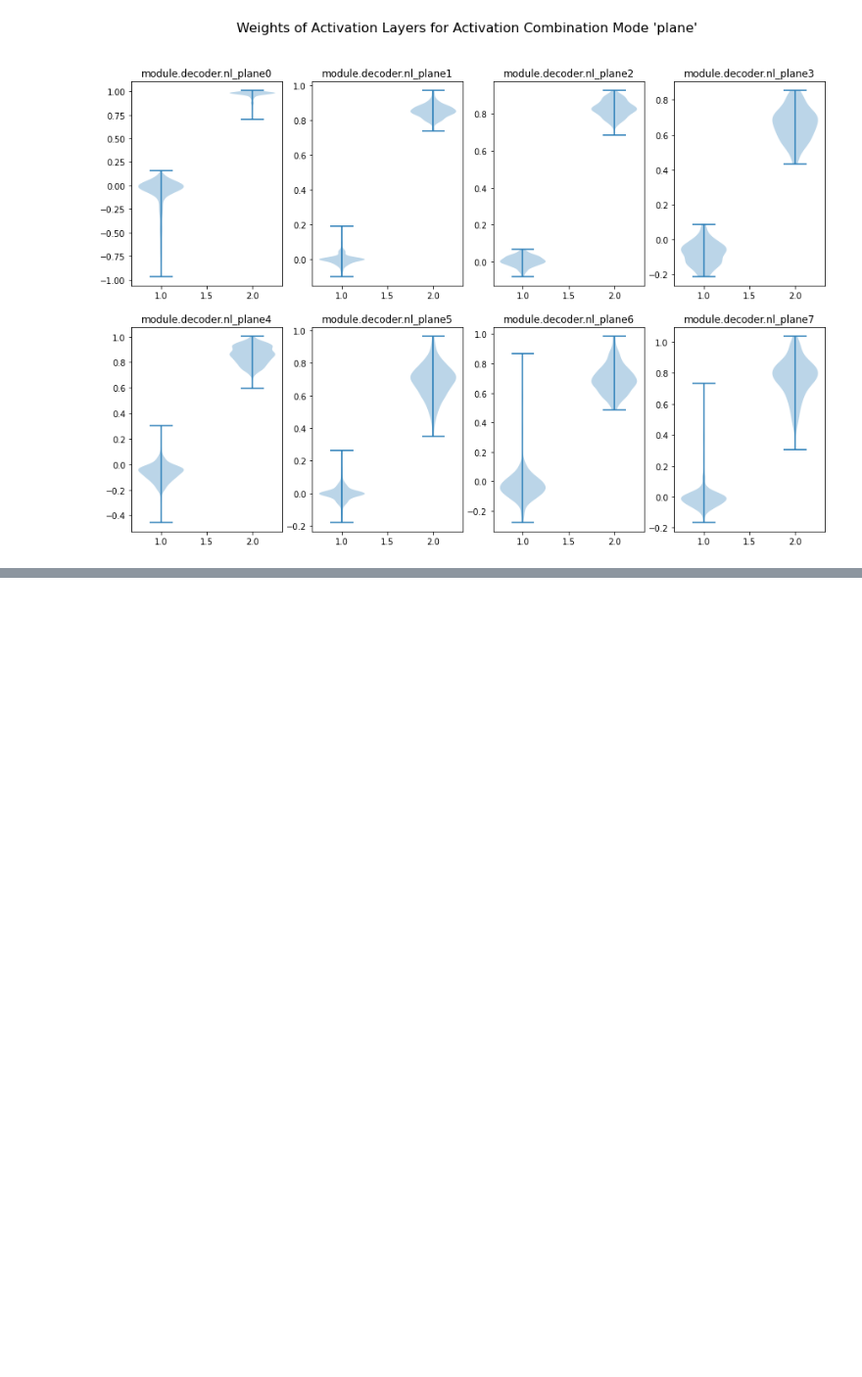
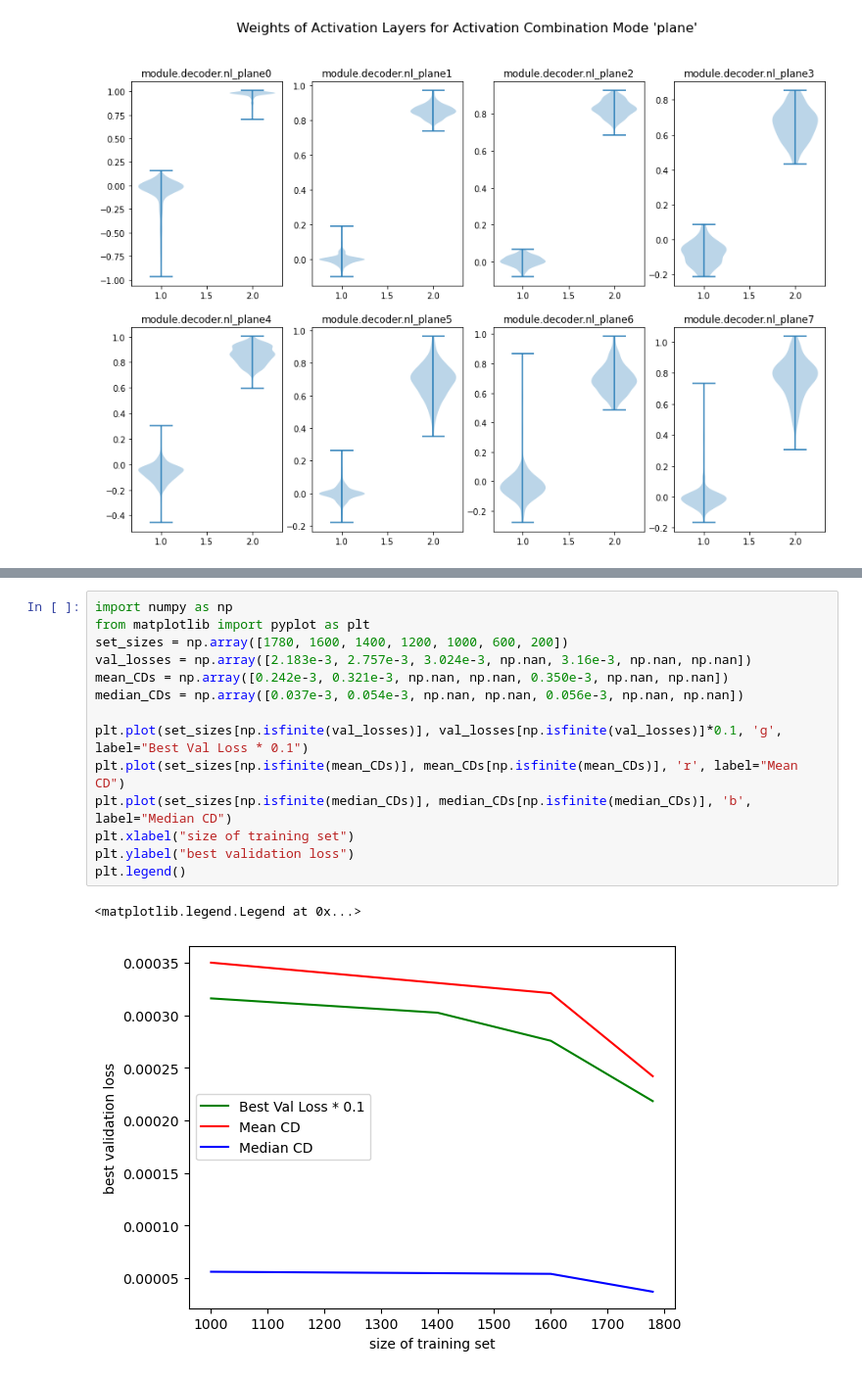
Before and after one commit to philippwulff/Deep3DComp, a Jupyter notebook: test.ipynb, the cells around one changed output, grey strips where cells are left out. Shown at 98% size. Cells and saved outputs as stored; diff of their text form; blank space fills up the shorter version.

```diff
--- a/test.ipynb
+++ b/test.ipynb
@@ -444,0 +449,17 @@ python reconstruct.py -e ../../shared/deepsdfcomp/searches/double_nonlinearity/l
+# %%
+import numpy as np
+from matplotlib import pyplot as plt
+set_sizes = np.array([1780, 1600, 1400, 1200, 1000, 600, 200])
+val_losses = np.array([2.183e-3, 2.757e-3, 3.024e-3, np.nan, 3.16e-3, np.nan, np.nan])
+mean_CDs = np.array([0.242e-3, 0.321e-3, np.nan, np.nan, 0.350e-3, np.nan, np.nan])
+median_CDs = np.array([0.037e-3, 0.054e-3, np.nan, np.nan, 0.056e-3, np.nan, np.nan])
+
+plt.plot(set_sizes[np.isfinite(val_losses)], val_losses[np.isfinite(val_losses)]*0.1, 'g', label="Best Val Loss * 0.1")
+plt.plot(set_sizes[np.isfinite(mean_CDs)], mean_CDs[np.isfinite(mean_CDs)], 'r', label="Mean CD")
+plt.plot(set_sizes[np.isfinite(median_CDs)], median_CDs[np.isfinite(median_CDs)], 'b', label="Median CD")
+plt.xlabel("size of training set")
+plt.ylabel("best validation loss")
+plt.legend()
+# %% [output]
+<matplotlib.legend.Legend at 0x...>
+[figure, added]
```
Also changed, not shown: parts of 7 cells of this notebook, 4 other files.
